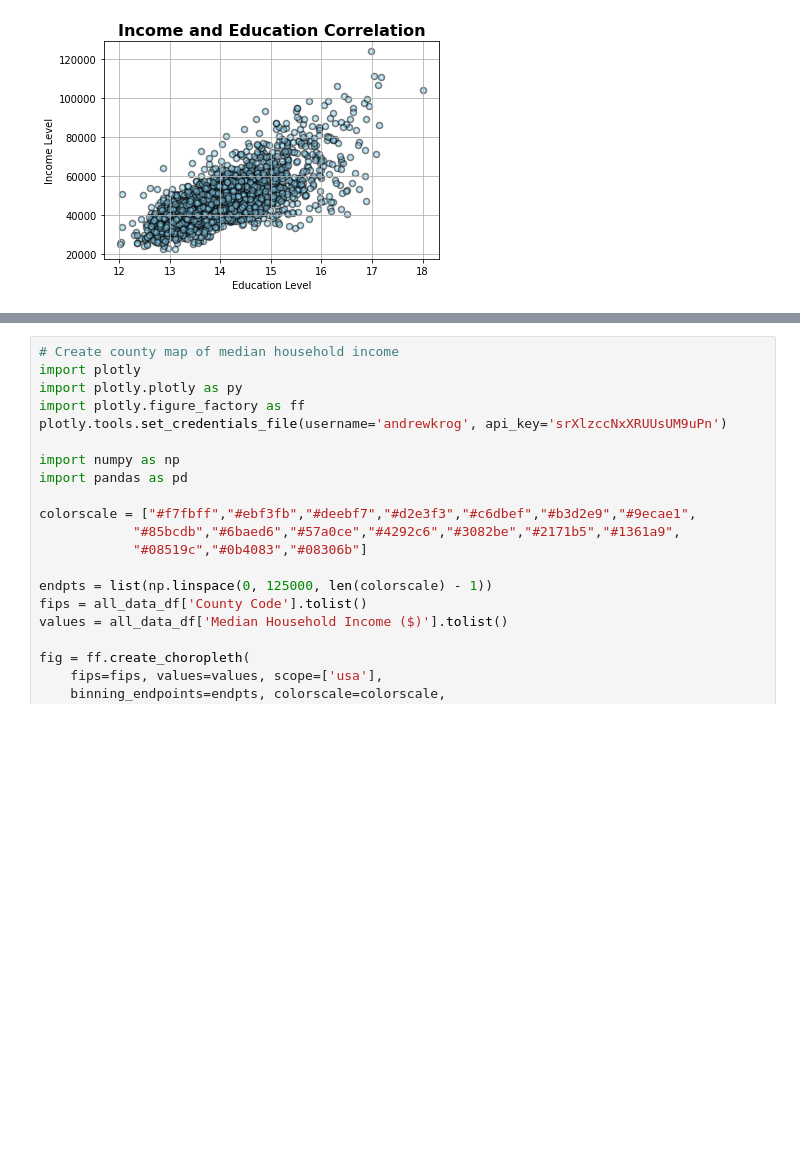
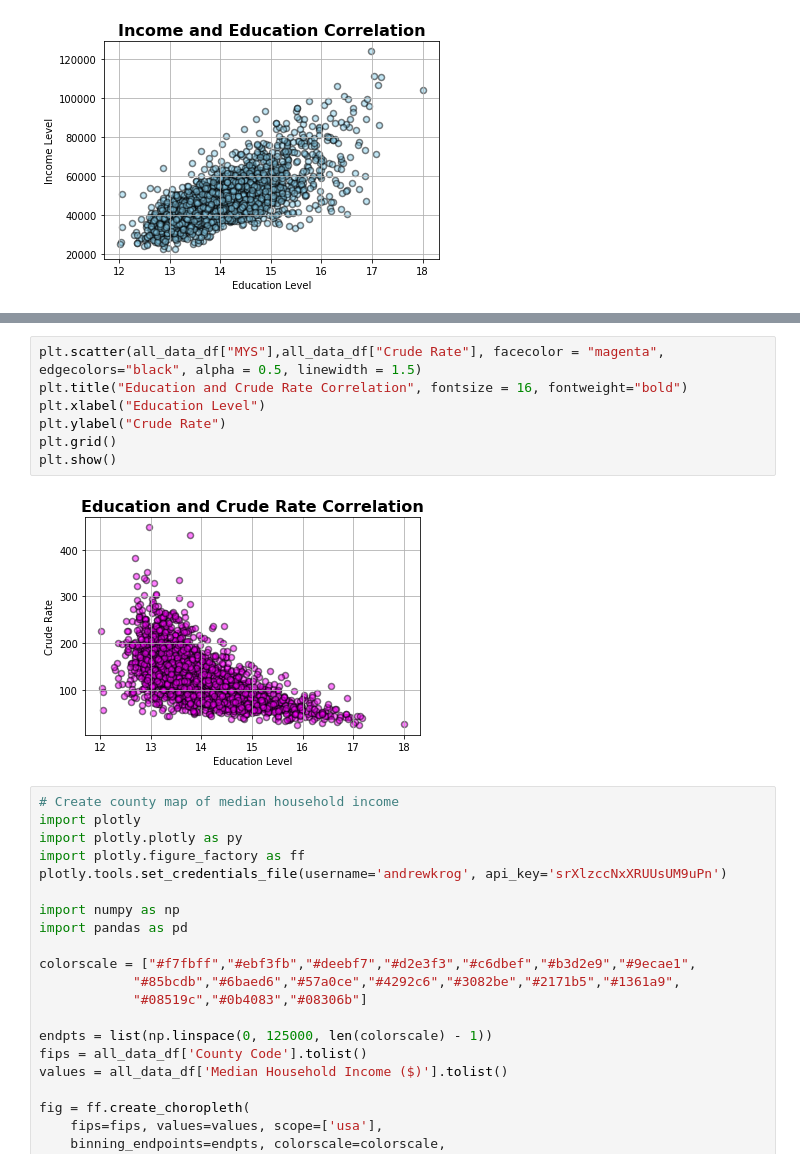
Before and after one commit to Randy0601/National-heart-disease-in-correlation-to-education-and-income-level, a Jupyter notebook: ADK_Starter.ipynb, the cells around one changed output, grey strips where cells are left out. Saved outputs shown, nothing was run; the diff lists cells and outputs as text; blank space fills up the shorter version.

```diff
--- a/ADK_Starter.ipynb
+++ b/ADK_Starter.ipynb
@@ -119,3 +128,12 @@ plt.show()
+# %%
+plt.scatter(all_data_df["MYS"],all_data_df["Crude Rate"], facecolor = "magenta", edgecolors="black", alpha = 0.5, linewidth = 1.5)
+plt.title("Education and Crude Rate Correlation", fontsize = 16, fontweight="bold")
+plt.xlabel("Education Level")
+plt.ylabel("Crude Rate")
+plt.grid()
+plt.show()
+# %% [output]
+[figure, added]
 # %%
 # Create county map of median household income
 import plotly
```
Also changed, not shown: parts of 1 cell of this notebook, 15 other files.
